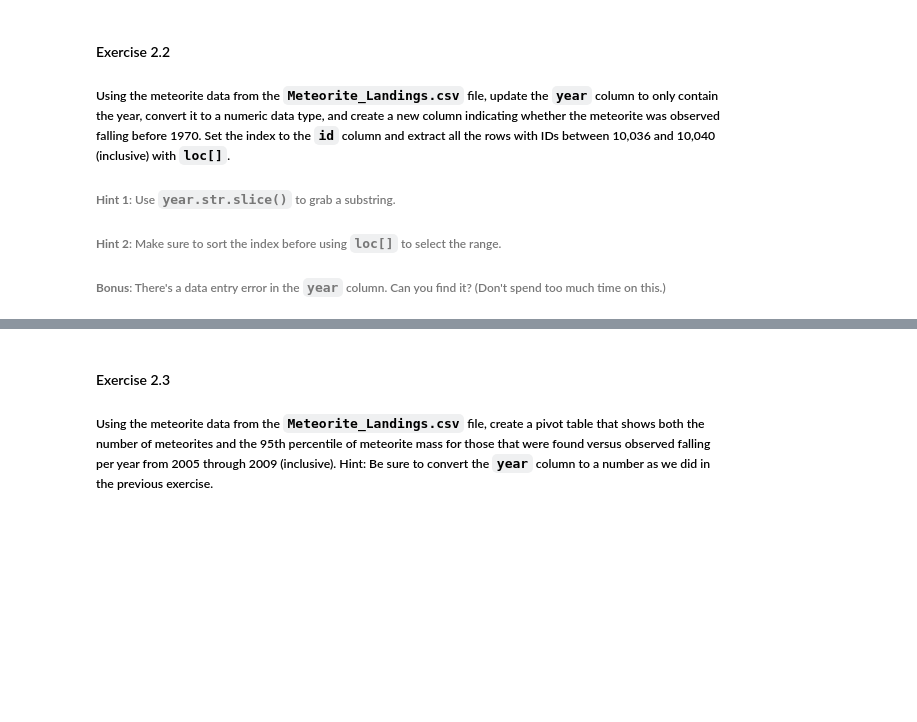
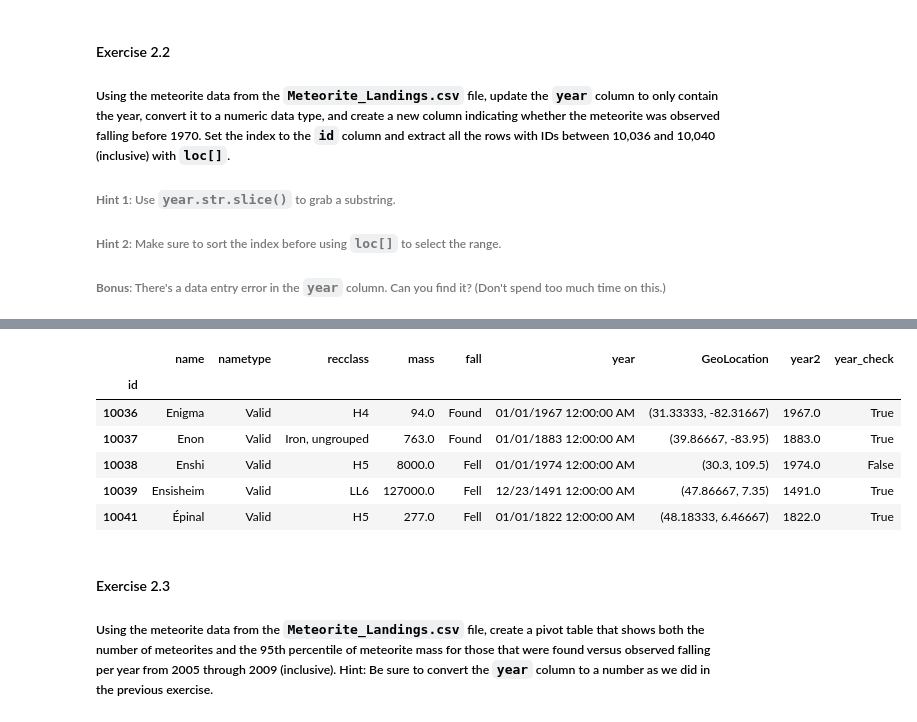
Before and after one commit to Vamir8429/Valerija_SheGoesTech, a Jupyter notebook: Day16_Pandas/workbook.ipynb, the cells around one changed output, grey strips where cells are left out. Drawn from its saved outputs; the diff is of its cells as text; code cells hidden in the pictures; blank space fills up the shorter version.

```diff
--- a/Day16_Pandas/workbook.ipynb
+++ b/Day16_Pandas/workbook.ipynb
@@ -116,3 +176,13 @@ meteorites.head()
+# %%
+meteorites.loc[10036:10041]
+# %% [output]
+|  | name | nametype | recclass | mass | fall | year | GeoLocation | year2 | year_check |
+| id |  |  |  |  |  |  |  |  |  |
+| 10036 | Enigma | Valid | H4 | 94.0 | Found | 01/01/1967 12:00:00 AM | (31.33333, -82.31667) | 1967.0 | True |
+| 10037 | Enon | Valid | Iron, ungrouped | 763.0 | Found | 01/01/1883 12:00:00 AM | (39.86667, -83.95) | 1883.0 | True |
+| 10038 | Enshi | Valid | H5 | 8000.0 | Fell | 01/01/1974 12:00:00 AM | (30.3, 109.5) | 1974.0 | False |
+| 10039 | Ensisheim | Valid | LL6 | 127000.0 | Fell | 12/23/1491 12:00:00 AM | (47.86667, 7.35) | 1491.0 | True |
+| 10041 | Épinal | Valid | H5 | 277.0 | Fell | 01/01/1822 12:00:00 AM | (48.18333, 6.46667) | 1822.0 | True |
 # %% [markdown]
 #### Exercise 2.3
 ##### Using the meteorite data from the `Meteorite_Landings.csv` file, create a pivot table that shows both the number of meteorites and the 95th percentile of meteorite mass for those that were found versus observed falling per year from 2005 through 2009 (inclusive). Hint: Be sure to convert the `year` column to a number as we did in the previous exercise.
```
Also changed, not shown: parts of 5 cells of this notebook, 2 other files.
